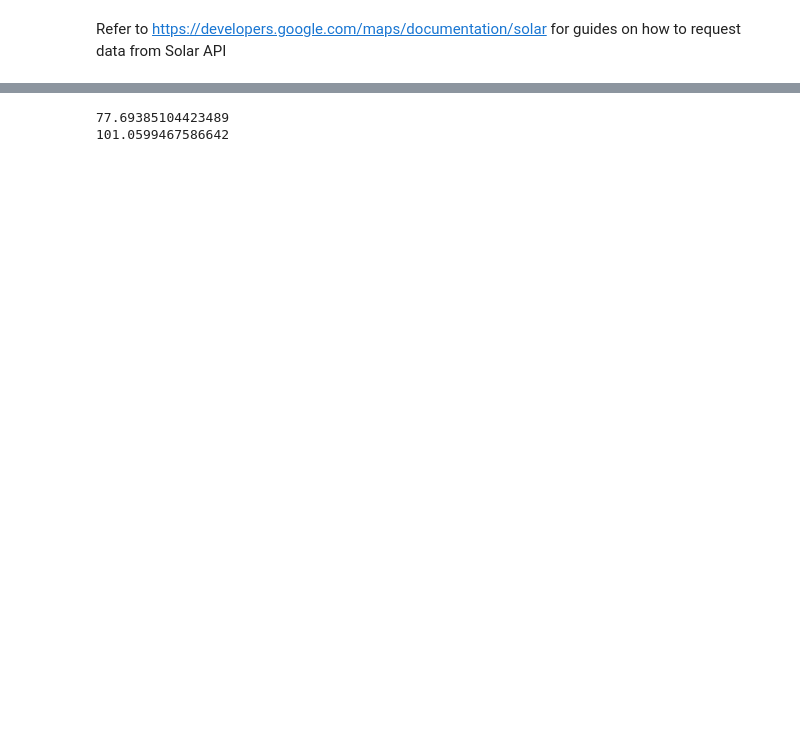
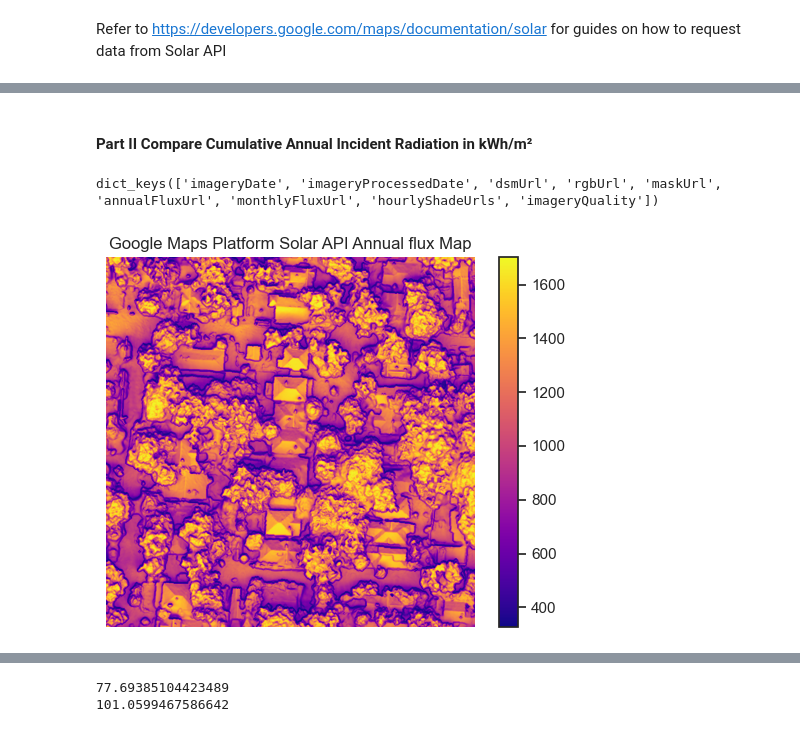
Before and after one commit to SustainableUrbanSystemsLab/CP-Assessing-Solar-Potential-of-Buildings-Using-LiDAR-and-Footprint-Data, a Jupyter notebook: Code/Notebooks/Compare with Solar API.ipynb, the cells around one changed output, grey strips where cells are left out. Cells and saved outputs as stored; diff of their text form; code cells hidden in the pictures; blank space fills up the shorter version.

```diff
--- a/Code/Notebooks/Compare with Solar API.ipynb
+++ b/Code/Notebooks/Compare with Solar API.ipynb
@@ -618,0 +430,25 @@ plt.show()
+# %% [markdown]
+#### Part II Compare Cumulative Annual Incident Radiation in kWh/m²
+# %%
+# Look-up this address 840 Penn Avenue Northeast Atlanta,GA
+# with coordinates -84.37886, 33.77764
+
+
+location = [-84.37886, 33.77764]
+xmin, ymin, xmax, ymax = -84.37984, 33.77699, -84.37850, 33.77819
+
+sunroof_data_filename = f'data/Solar API/sunroof_data{location[0]},{location[1]}.json'
+sunroof_geotiff_filename = f'data/Solar API/sunroof_geotiff{location[0]},{location[1]}.json'
+
+
+if os.path.isfile(sunroof_geotiff_filename) == False:
+    result_geotiff = sun_roof_request_geotiff_urls(location[0], location[1])
+    with open(sunroof_geotiff_filename, 'w', encoding='utf-8') as f:
+        json.dump(result_geotiff, f, ensure_ascii=False, indent=4)
+else:
+    with open(sunroof_geotiff_filename) as f:
+        result_geotiff = json.load(f)
+
+result_geotiff.keys()
+# %% [output]
+dict_keys(['imageryDate', 'imageryProcessedDate', 'dsmUrl', 'rgbUrl', 'maskUrl', 'annualFluxUrl', 'monthlyFluxUrl', 'hourlyShadeUrls', 'imageryQuality'])
@@ -618,0 +465,13 @@ plt.show()
+# %%
+from rasterio.io import MemoryFile
+import rasterio
+from matplotlib import pyplot as plt
+
+with rasterio.open(annualFluxUrl) as src:
+    plt.imshow(src.read(1), cmap='plasma')
+    plt.colorbar()
+    plt.axis('off')
+    plt.title('Google Maps Platform Solar API Annual flux Map')
+    plt.show()
+# %% [output]
+[figure, added]
```
Also changed, not shown: parts of 48 cells of this notebook, 7 other files.
